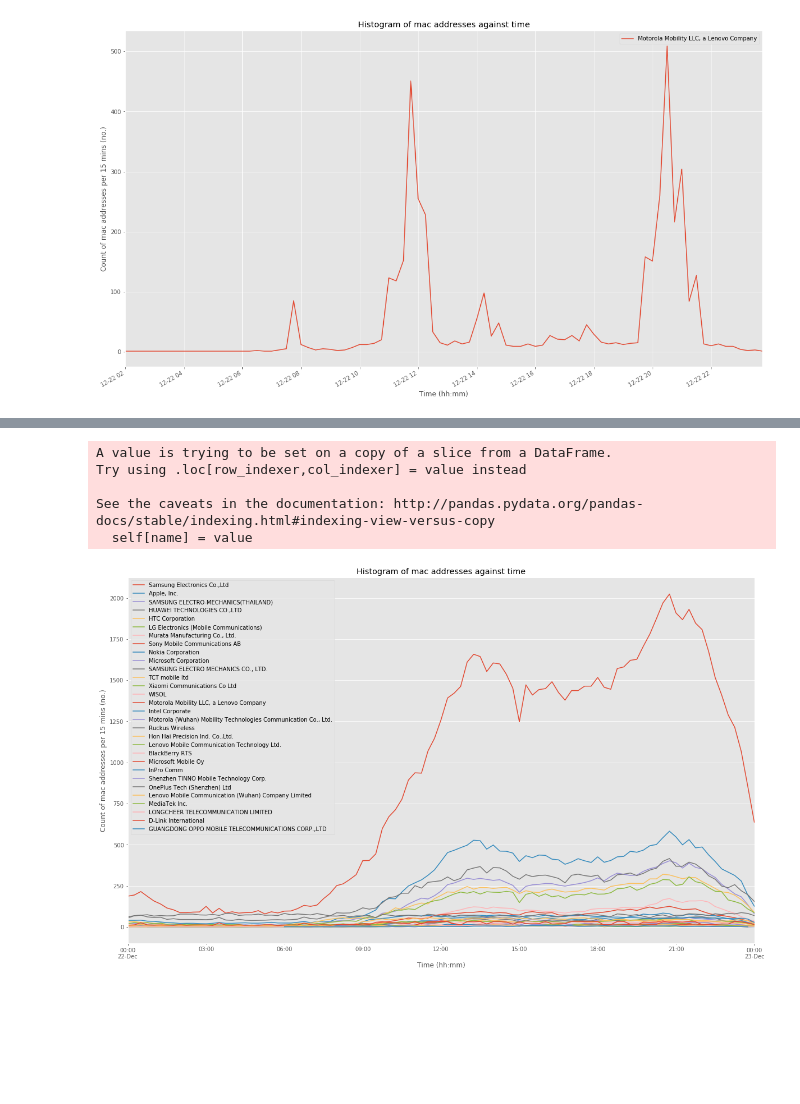
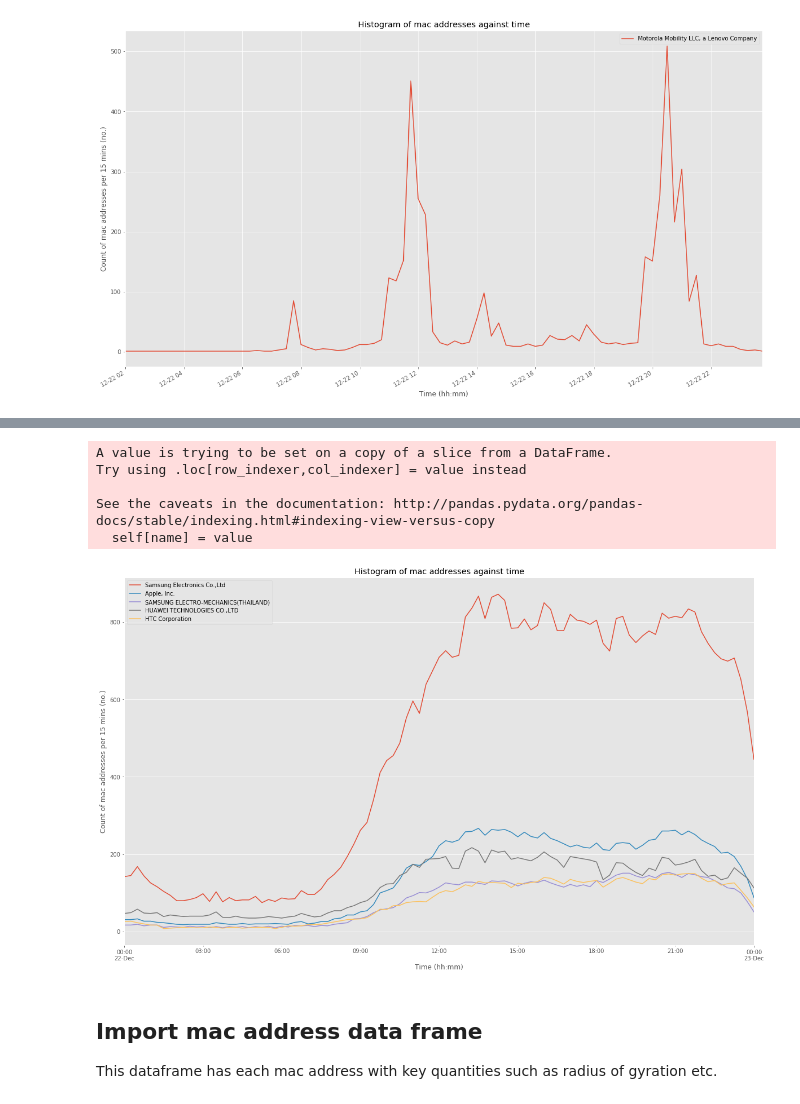
Before and after one commit to Beaulieu318/msci-complexity-project, a Jupyter notebook: msci/analysis/mac_address_analysis.ipynb, the cells around one changed output, grey strips where cells are left out. Drawn from its saved outputs; the diff is of its cells as text; code cells hidden in the pictures; blank space fills up the shorter version.

Commit message:
import and analyses the mac addresses features vs time

```diff
--- a/msci/analysis/mac_address_analysis.ipynb
+++ b/msci/analysis/mac_address_analysis.ipynb
@@ -26,12 +26,12 @@ shopper_df.date_time = shopper_df.date_time.astype('datetime64[ns]')
 signal_df = shopper_df[shopper_df['location'] == 'Mall of Mauritius']
 # signal_df = shopper_df[shopper_df['location'] == 'Phoenix Mall']
 # %%
-mac_address_df = pd.read_csv('../data/mac_address_cross_reference.csv')
+mac_address_cross_reference_df = pd.read_csv('../data/mac_address_cross_reference.csv')
 # %% [markdown]
 ## Add manufacturer to signal_df
 # %%
 signal_df['mac_address_short'] = signal_df.mac_address.str.replace(':', '').str.upper().str[:6]
-signal_df = signal_df.merge(mac_address_df, how='left', left_on='mac_address_short', right_on='Assignment')
+signal_df = signal_df.merge(mac_address_cross_reference_df, how='left', left_on='mac_address_short', right_on='Assignment')
 signal_df.drop(['Registry', 'Assignment', 'Organization Address'], inplace=True, axis=1)
 signal_df.rename(columns={'Organization Name': 'manufacturer'}, inplace=True)
 # %% [output]
@@ -188,24 +168,28 @@ Name: mac_address, Length: 2769, dtype: int64
 # %%
-signal_clean_df = remove_sparse_data(signal_df, 5)
+signal_clean_df = remove_sparse_data(signal_df, 100)
 # %%
 minute_resolution = '15'
 
 fig, axes = plt.subplots(nrows=1, ncols=1, figsize=(20, 12))
 
-for company in signal_clean_df.groupby('mac_address').head(1).manufacturer.value_counts()[:30].index:
+for company in signal_clean_df.groupby('mac_address').head(1).manufacturer.value_counts()[:5].index:
     company_signal_df = signal_clean_df[signal_df.manufacturer == company]
     company_signal_df.date_time = company_signal_df.date_time.dt.round(minute_resolution + 'min')
     company_signal_time_df = company_signal_df.groupby('date_time').mac_address.nunique().to_frame()
     company_signal_time_df.rename(columns={'mac_address': company}, inplace=True)
 
     ax = company_signal_time_df.plot(ax=axes)
     ax.set_title('Histogram of mac addresses against time')
     ax.set_xlabel('Time (hh:mm)')
     ax.set_ylabel('Count of mac addresses per {} mins (no.)'.format(minute_resolution));
 # %% [output]
 A value is trying to be set on a copy of a slice from a DataFrame.
 Try using .loc[row_indexer,col_indexer] = value instead
 
 See the caveats in the documentation: http://pandas.pydata.org/pandas-docs/stable/indexing.html#indexing-view-versus-copy
   self[name] = value
-[figure, old version]
+[figure, new version]
+# %% [markdown]
+## Import mac address data frame
+
+This dataframe has each mac address with key quantities such as radius of gyration etc.
```
Also changed, not shown: parts of 5 cells of this notebook, 1 other file.
